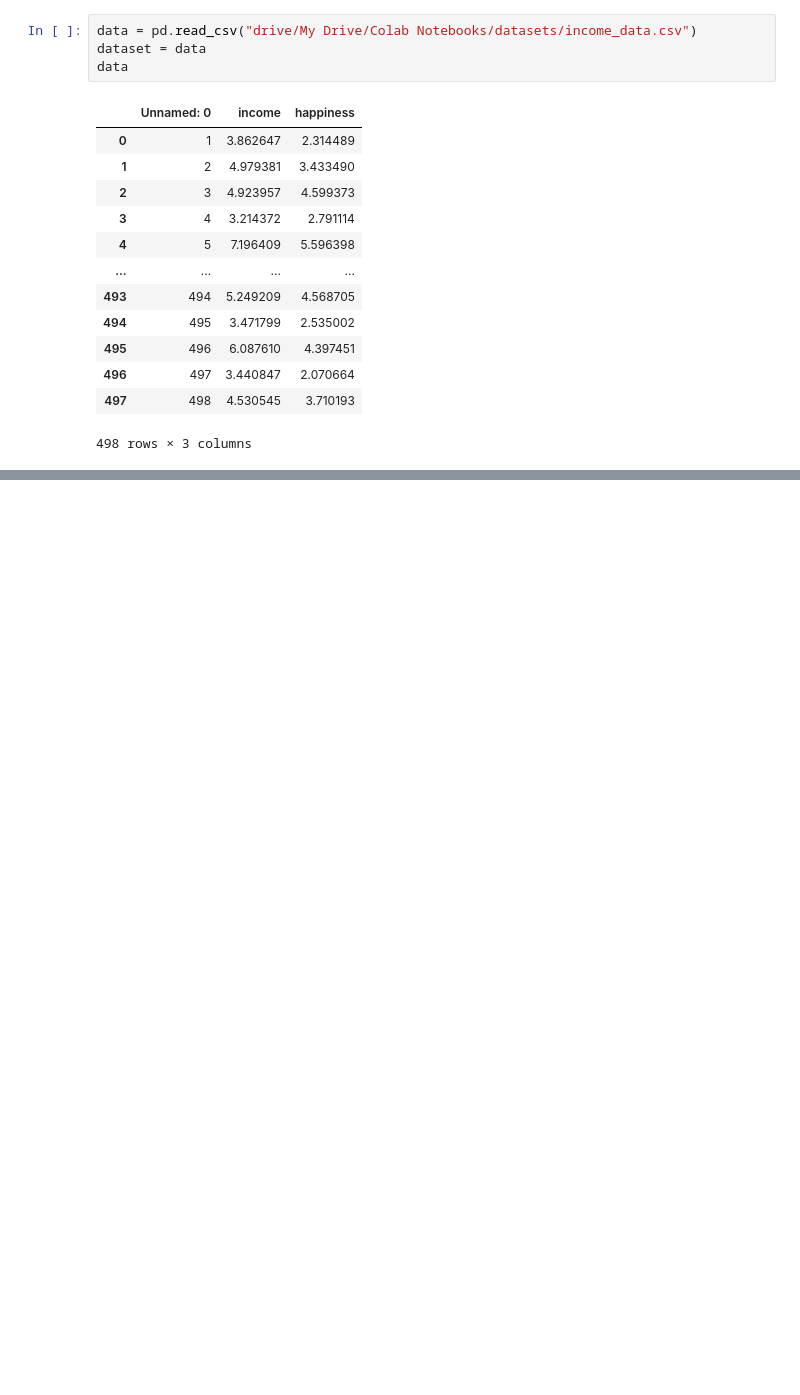
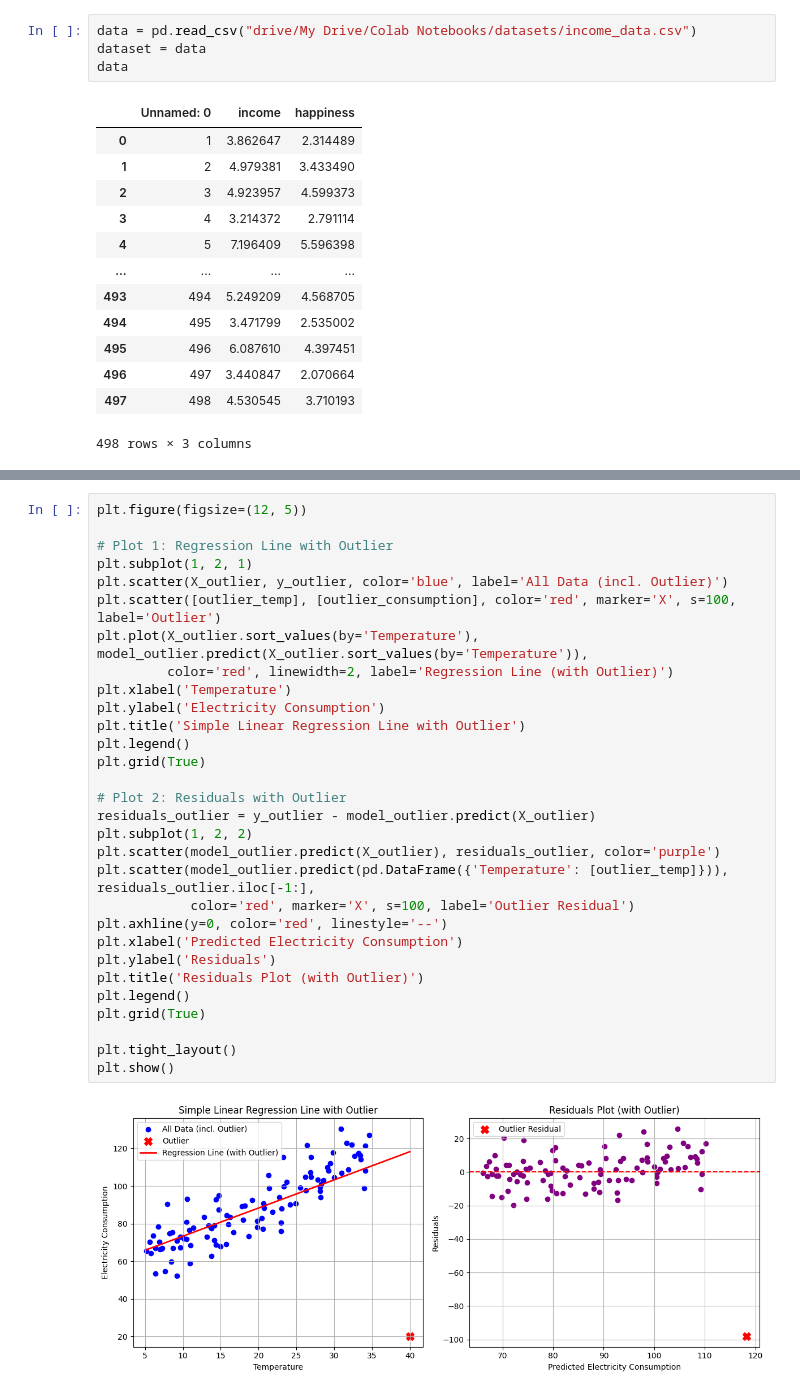
Before and after one commit to Swathi04705/Applied-Machine-Learning-Lab, a Jupyter notebook: salary_income.ipynb, the cells around one changed output, grey strips where cells are left out. Drawn from its saved outputs; the diff is of its cells as text; blank space fills up the shorter version.

```diff
--- a/salary_income.ipynb
+++ b/salary_income.ipynb
@@ -170,0 +658,32 @@ plt.show()
+# %%
+plt.figure(figsize=(12, 5))
+
+# Plot 1: Regression Line with Outlier
+plt.subplot(1, 2, 1)
+plt.scatter(X_outlier, y_outlier, color='blue', label='All Data (incl. Outlier)')
+plt.scatter([outlier_temp], [outlier_consumption], color='red', marker='X', s=100, label='Outlier')
+plt.plot(X_outlier.sort_values(by='Temperature'), model_outlier.predict(X_outlier.sort_values(by='Temperature')),
+         color='red', linewidth=2, label='Regression Line (with Outlier)')
+plt.xlabel('Temperature')
+plt.ylabel('Electricity Consumption')
+plt.title('Simple Linear Regression Line with Outlier')
+plt.legend()
+plt.grid(True)
+
+# Plot 2: Residuals with Outlier
+residuals_outlier = y_outlier - model_outlier.predict(X_outlier)
+plt.subplot(1, 2, 2)
+plt.scatter(model_outlier.predict(X_outlier), residuals_outlier, color='purple')
+plt.scatter(model_outlier.predict(pd.DataFrame({'Temperature': [outlier_temp]})), residuals_outlier.iloc[-1:],
+            color='red', marker='X', s=100, label='Outlier Residual')
+plt.axhline(y=0, color='red', linestyle='--')
+plt.xlabel('Predicted Electricity Consumption')
+plt.ylabel('Residuals')
+plt.title('Residuals Plot (with Outlier)')
+plt.legend()
+plt.grid(True)
+
+plt.tight_layout()
+plt.show()
+# %% [output]
+[figure, added]
```
Also changed, not shown: parts of 27 cells of this notebook.
